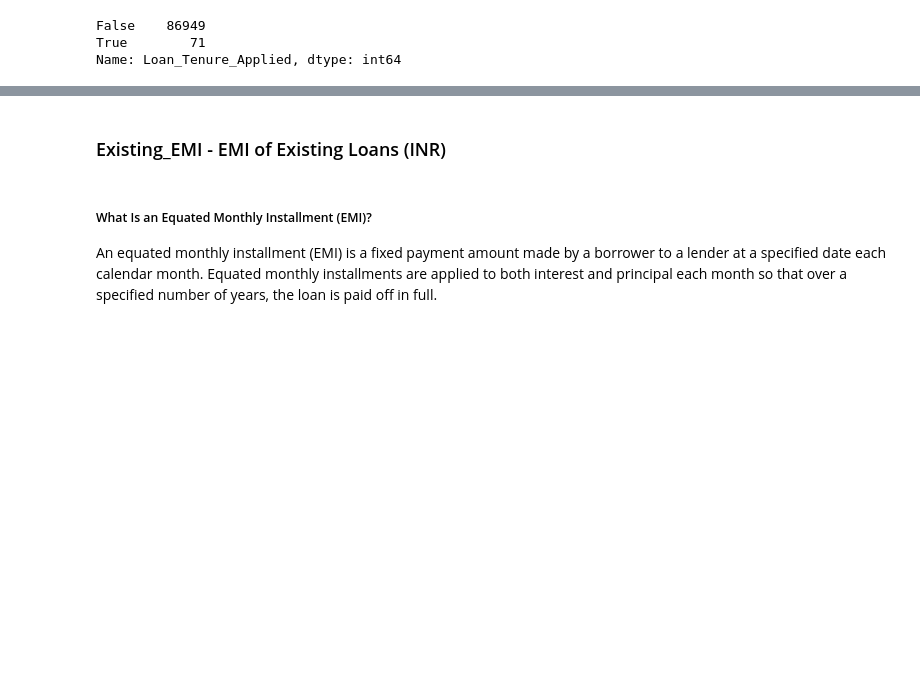
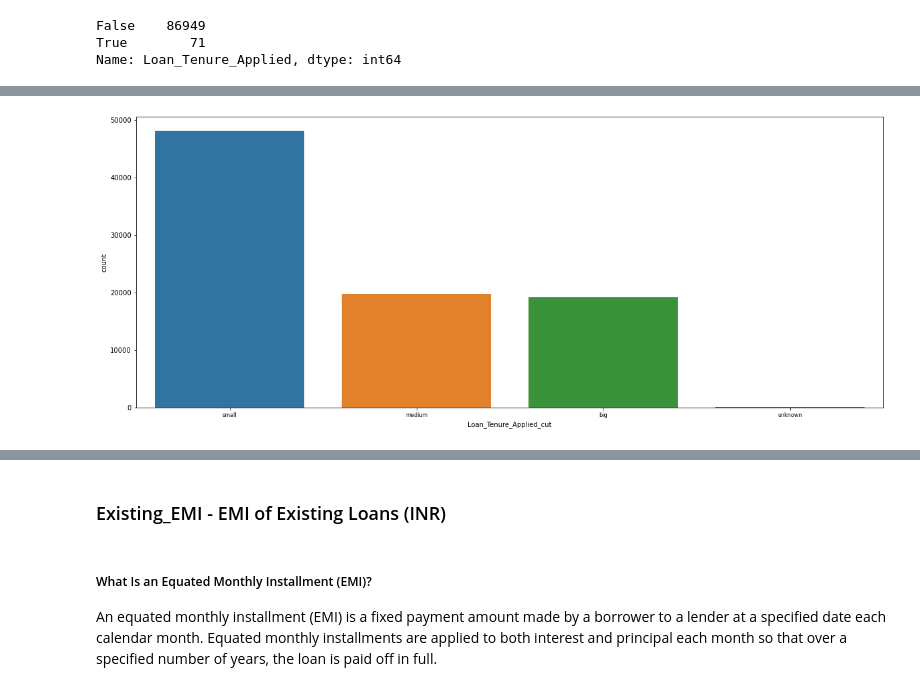
Before and after one commit to agomolka/AutomateDealingWithImbalance, a Jupyter notebook: main.ipynb, the cells around one changed output, grey strips where cells are left out. Saved outputs shown, nothing was run; the diff lists cells and outputs as text; code cells hidden in the pictures; blank space fills up the shorter version.

Commit message:
Split data to bins in Loan_Tenure_Applied column

```diff
--- a/main.ipynb
+++ b/main.ipynb
@@ -566,0 +588,6 @@ Text(0.5, 0, 'Loan_Tenure_Applied')
+# %%
+Loan_Tenure_Applied_labels = ['small', 'medium', 'big']
+train_set['Loan_Tenure_Applied_cut'] = pd.qcut(train_set['Loan_Tenure_Applied'],
+                              q=[0, .5, .75, 1],
+                              labels=Loan_Tenure_Applied_labels)
+train_set.head()
@@ -566,0 +602,11 @@ Text(0.5, 0, 'Loan_Tenure_Applied')
+# %%
+train_set['Loan_Tenure_Applied_cut'] = train_set['Loan_Tenure_Applied_cut'].cat.add_categories('unknown')
+train_set['Loan_Tenure_Applied_cut'].fillna("unknown", inplace = True)
+# %%
+fig = plt.figure(figsize=(20,8))
+ax = fig.add_subplot(111)
+plt.rc('xtick',labelsize=8)
+sns.countplot(x = "Loan_Tenure_Applied_cut", data = train_set)
+plt.show()
+# %% [output]
+[figure, added]
```
Also changed, not shown: parts of 9 cells of this notebook.
